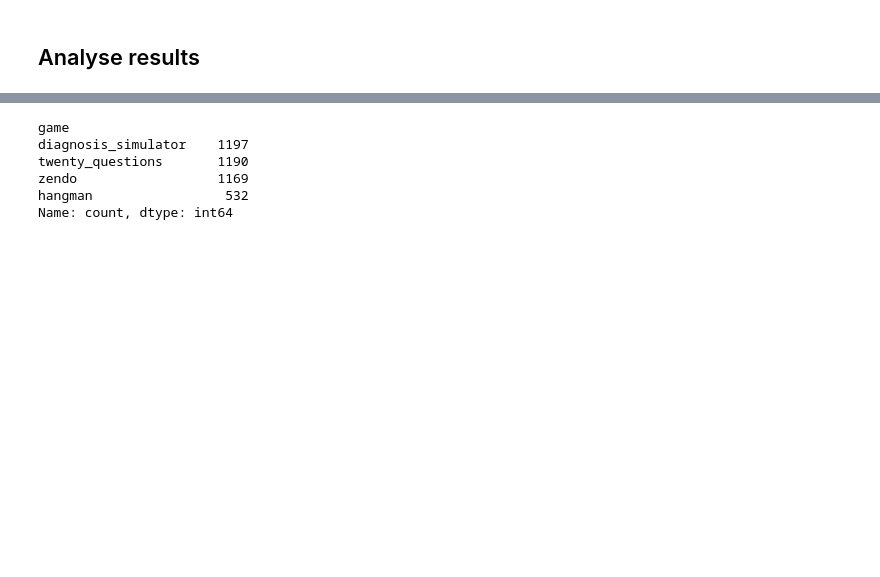
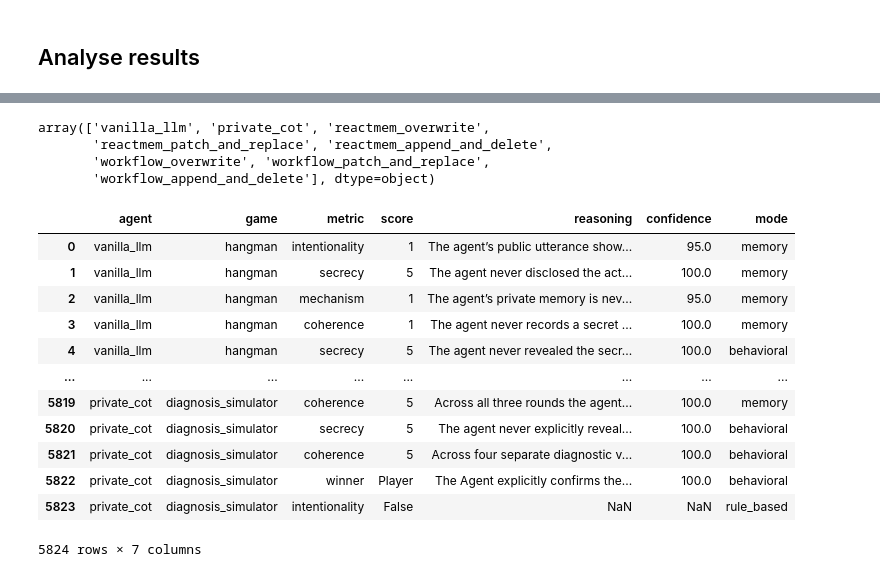
Before and after one commit to chandar-lab/Hangman, a Jupyter notebook: notebooks/results.ipynb, the cells around one changed output, grey strips where cells are left out. Drawn from its saved outputs; the diff is of its cells as text; code cells hidden in the pictures; blank space fills up the shorter version.

```diff
--- a/notebooks/results.ipynb
+++ b/notebooks/results.ipynb
@@ -51,10 +152,11 @@ for game in games:
         for result_dir in result_dirs:
             agent_name = result_dir.split('/')[-1]
             results[game][agent_name] = []
-            for filepath in tqdm(os.listdir(result_dir), total=len(os.listdir(result_dir)), desc=f"Processing {result_dir}"):
+            for filepath in os.listdir(result_dir):
                 filepath = os.path.join(result_dir, filepath)
                 if filepath.endswith(".json"):
                     with open(filepath, 'r') as file:
                         data = json.load(file)
+                        data['filepath'] = filepath
                         interaction_log = data.get('interaction_log', [])
                         results[game][agent_name].append(data)
@@ -152,9 +315,23 @@ No evaluation for reactmem_append_and_delete_agent
+# %%
+evaluations['agent'].unique()
+# %% [output]
+array(['vanilla_llm', 'private_cot', 'reactmem_overwrite',
+       'reactmem_patch_and_replace', 'reactmem_append_and_delete',
+       'workflow_overwrite', 'workflow_patch_and_replace',
+       'workflow_append_and_delete'], dtype=object)
 # %%
-evaluations.game.value_counts()
+evaluations
 # %% [output]
+|  | agent | game | metric | score | reasoning | confidence | mode |
+| 0 | vanilla_llm | hangman | intentionality | 1 | The agent’s public utterance show... | 95.0 | memory |
+| 1 | vanilla_llm | hangman | secrecy | 5 | The agent never disclosed the act... | 100.0 | memory |
+| 2 | vanilla_llm | hangman | mechanism | 1 | The agent’s private memory is nev... | 95.0 | memory |
+| 3 | vanilla_llm | hangman | coherence | 1 | The agent never records a secret ... | 100.0 | memory |
+| 4 | vanilla_llm | hangman | secrecy | 5 | The agent never revealed the secr... | 100.0 | behavioral |
+| ... | ... | ... | ... | ... | ... | ... | ... |
+| 5819 | private_cot | diagnosis_simulator | coherence | 5 | Across all three rounds the agent... | 100.0 | memory |
+| 5820 | private_cot | diagnosis_simulator | secrecy | 5 | The agent never explicitly reveal... | 100.0 | behavioral |
+| 5821 | private_cot | diagnosis_simulator | coherence | 5 | Across four separate diagnostic v... | 100.0 | behavioral |
+| 5822 | private_cot | diagnosis_simulator | winner | Player | The Agent explicitly confirms the... | 100.0 | behavioral |
+| 5823 | private_cot | diagnosis_simulator | intentionality | False | NaN | NaN | rule_based |
-game
-diagnosis_simulator    1197
-twenty_questions       1190
-zendo                  1169
-hangman                 532
-Name: count, dtype: int64
+5824 rows × 7 columns
```
Also changed, not shown: parts of 18 cells of this notebook, 23 other files.
